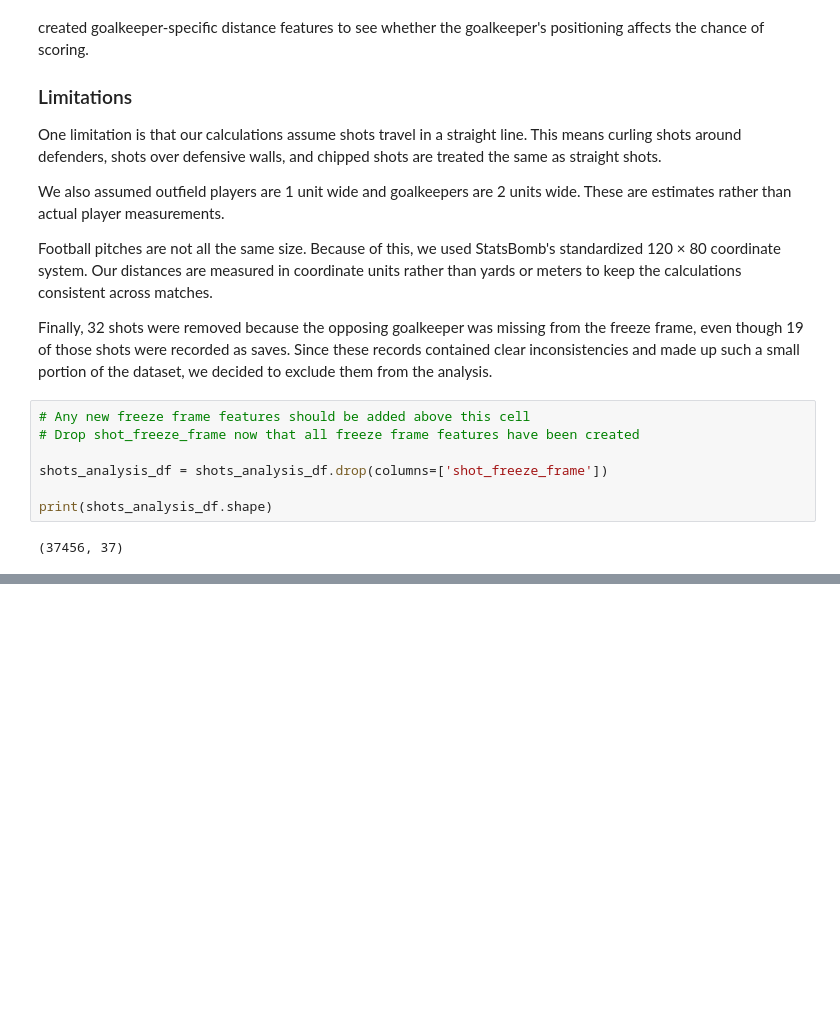
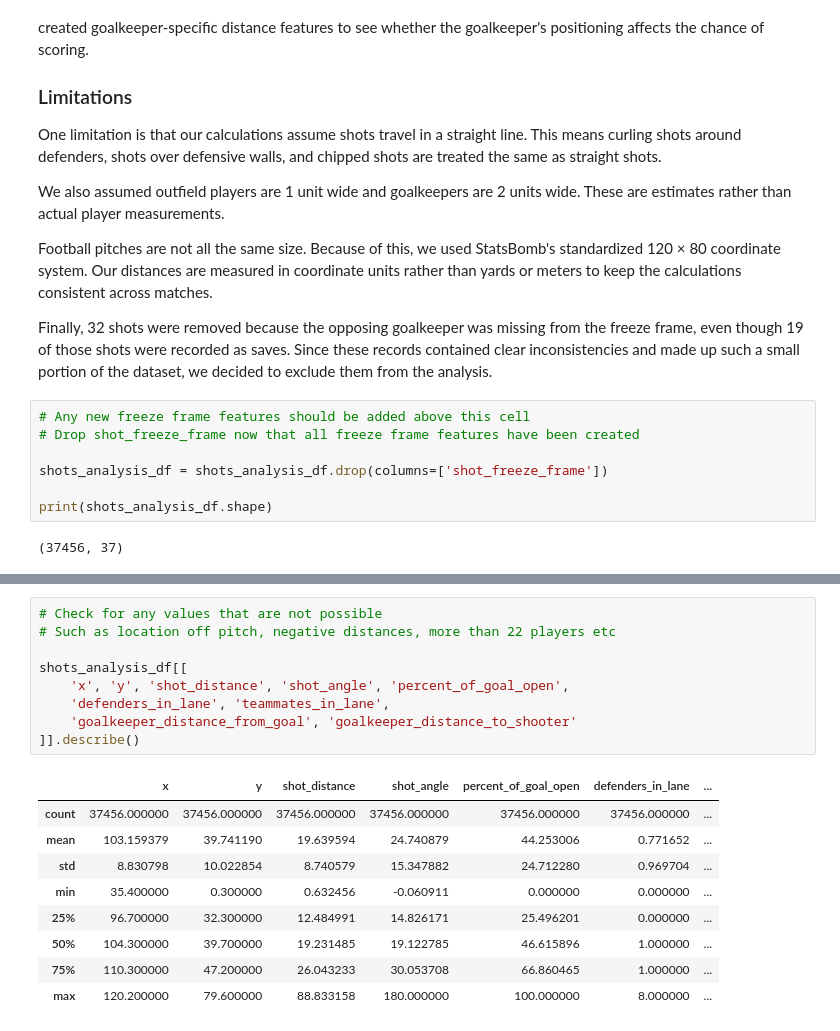
Before and after one commit to adominici729/Soccer-Analytics-Capstone, a Jupyter notebook: initial_eda_02.ipynb, the cells around one changed output, grey strips where cells are left out. Drawn from its saved outputs; the diff is of its cells as text; blank space fills up the shorter version.

```diff
--- a/initial_eda_02.ipynb
+++ b/initial_eda_02.ipynb
@@ -655,0 +712,19 @@ print(shots_analysis_df.shape)
+# %%
+# Check for any values that are not possible
+# Such as location off pitch, negative distances, more than 22 players etc
+
+shots_analysis_df[[
+    'x', 'y', 'shot_distance', 'shot_angle', 'percent_of_goal_open',
+    'defenders_in_lane', 'teammates_in_lane',
+    'goalkeeper_distance_from_goal', 'goalkeeper_distance_to_shooter'
+]].describe()
+# %% [output]
+|  | x | y | shot_distance | shot_angle | percent_of_goal_open | defenders_in_lane | ... |
+| count | 37456.000000 | 37456.000000 | 37456.000000 | 37456.000000 | 37456.000000 | 37456.000000 | ... |
+| mean | 103.159379 | 39.741190 | 19.639594 | 24.740879 | 44.253006 | 0.771652 | ... |
+| std | 8.830798 | 10.022854 | 8.740579 | 15.347882 | 24.712280 | 0.969704 | ... |
+| min | 35.400000 | 0.300000 | 0.632456 | -0.060911 | 0.000000 | 0.000000 | ... |
+| 25% | 96.700000 | 32.300000 | 12.484991 | 14.826171 | 25.496201 | 0.000000 | ... |
+| 50% | 104.300000 | 39.700000 | 19.231485 | 19.122785 | 46.615896 | 1.000000 | ... |
+| 75% | 110.300000 | 47.200000 | 26.043233 | 30.053708 | 66.860465 | 1.000000 | ... |
+| max | 120.200000 | 79.600000 | 88.833158 | 180.000000 | 100.000000 | 8.000000 | ... |
```
Also changed, not shown: parts of 15 cells of this notebook.
